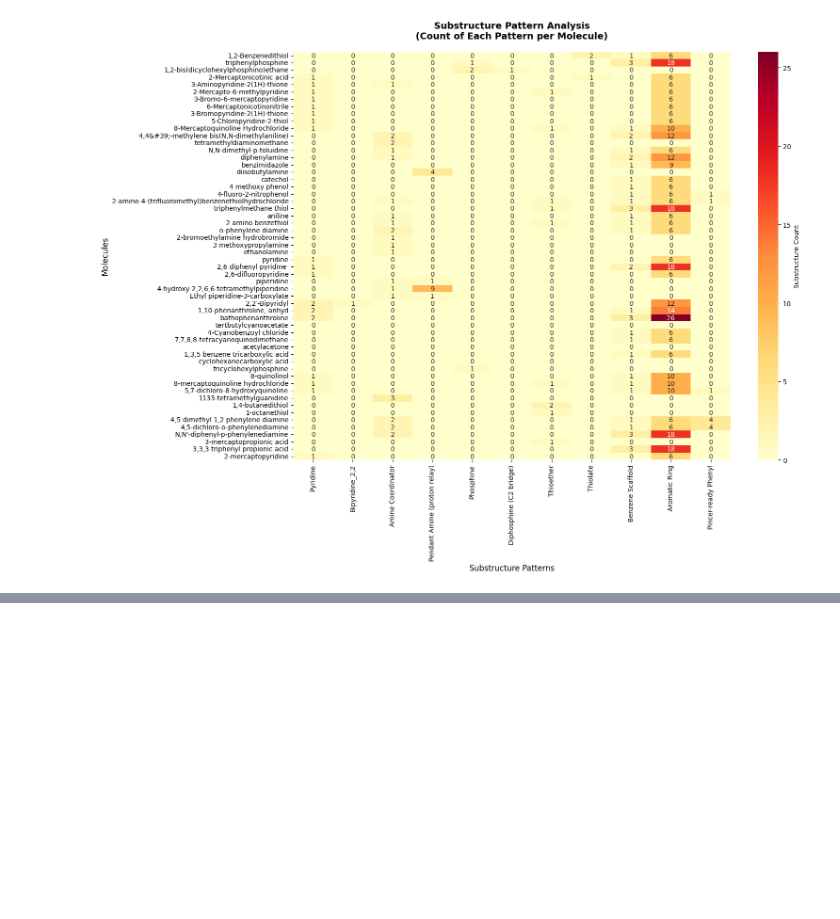
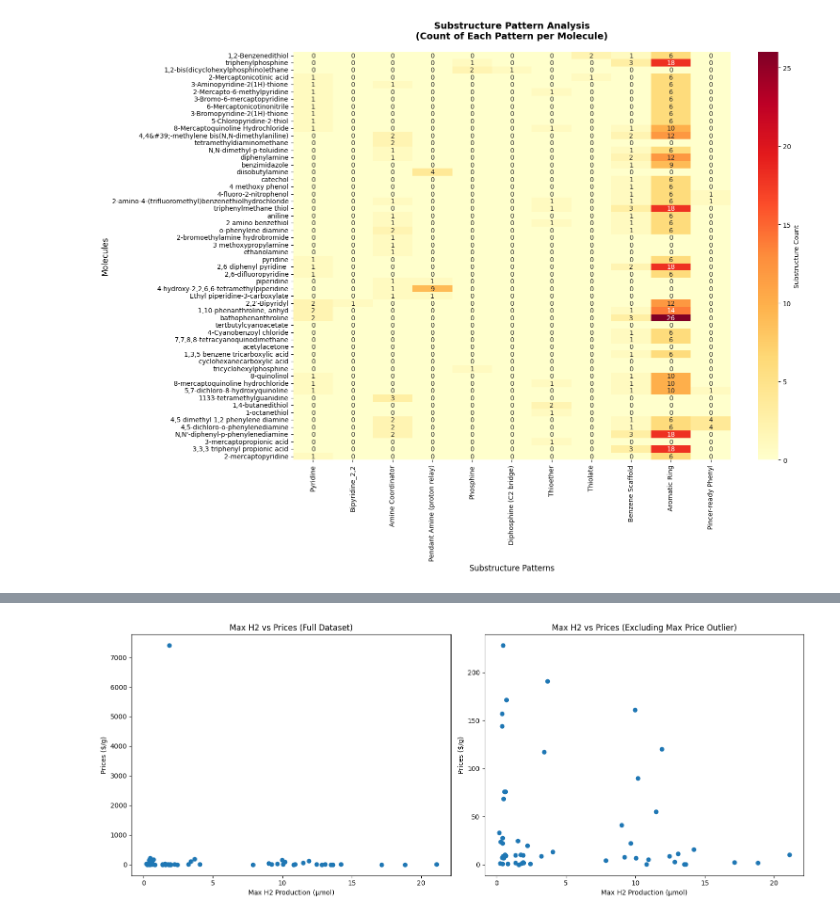
Before and after one commit to kareem-Abdelmaqsoud/HER-metal-complex-ligands, a Jupyter notebook: basic_ligand_analysis.ipynb, the cells around one changed output, grey strips where cells are left out. Drawn from its saved outputs; the diff is of its cells as text; code cells hidden in the pictures; blank space fills up the shorter version.

```diff
--- a/basic_ligand_analysis.ipynb
+++ b/basic_ligand_analysis.ipynb
@@ -229,0 +231,16 @@ plt.show()
+# %%
+# Ligand prices
+prices = [171.4, 33.2, 144, 58/25, 41, 120, 133/25, 55,
+          89.7, 161, 191, 40.4/5, 75/25, 155.91/1000, 55.8/5, 78.3/5,
+          40.9/187.5, 42.55/250, 22.4/5, 34/5, 65.6/5, 49.6/5, 1.14/1000, 63.9/25,
+          37.5/5, 43.8/25, 24.5/21.75, 53.1/25, 152/100, 185/(25/1000), 48.3/5, 44.7/4.31,
+          87.3/10, 76.1, 23.6/2.5, 45.4/5, 114/0.5, 68.3, 27.8, 112/5,
+          21/25, 1, 34.1/5, 75.9, 78.3/50, 157, 37.5/5, 52.8/.45,
+          111/5, 44.4/21, 120/5, 124/5, 50.7/5, 52.2/5, 98.4/5, 45.3/5] # $/g
+price_data = {i:j for i,j in zip(mol_names, prices)}
+# %%
+# Calculate economic metrics
+economic_df = df.groupby('Ligand Name').first().reset_index()[['Ligand Name']]
+economic_df['Prices ($/g)'] = economic_df['Ligand Name'].map(price_data)
+economic_df['max h2 (umol)'] = df.groupby('Ligand Name')['max h2 (umol)'].max().reindex(economic_df['Ligand Name']).values
+economic_df.head(10)
@@ -229,0 +259,31 @@ plt.show()
+# %%
+# Visualization: Max H2 vs Prices
+fig, axes = plt.subplots(1, 2, figsize=(15, 6))
+
+# Full dataset
+axes[0].scatter(economic_df['max h2 (umol)'],
+                economic_df['Prices ($/g)'],
+                #c=economic_df['Scalability_Score'],
+                #cmap='viridis', s=100, alpha=0.7
+                )
+axes[0].set_xlabel('Max H2 Production (μmol)')
+axes[0].set_ylabel('Prices ($/g)')
+axes[0].set_title('Max H2 vs Prices (Full Dataset)')
+#cbar1 = plt.colorbar(axes[0].collections[0], ax=axes[0])
+#cbar1.set_label('Scalability Score')
+
+# Exclude max price outlier
+outlier_price = economic_df['Prices ($/g)'].max()
+filtered_df = economic_df[economic_df['Prices ($/g)'] < outlier_price]
+axes[1].scatter(filtered_df['max h2 (umol)'],
+                filtered_df['Prices ($/g)'])
+axes[1].set_xlabel('Max H2 Production (μmol)')
+axes[1].set_ylabel('Prices ($/g)')
+axes[1].set_title('Max H2 vs Prices (Excluding Max Price Outlier)')
+#cbar2 = plt.colorbar(axes[1].collections[0], ax=axes[1])
+#cbar2.set_label('Scalability Score')
+
+plt.tight_layout()
+plt.show()
+# %% [output]
+[figure, added]
```
Also changed, not shown: parts of 3 cells of this notebook.
